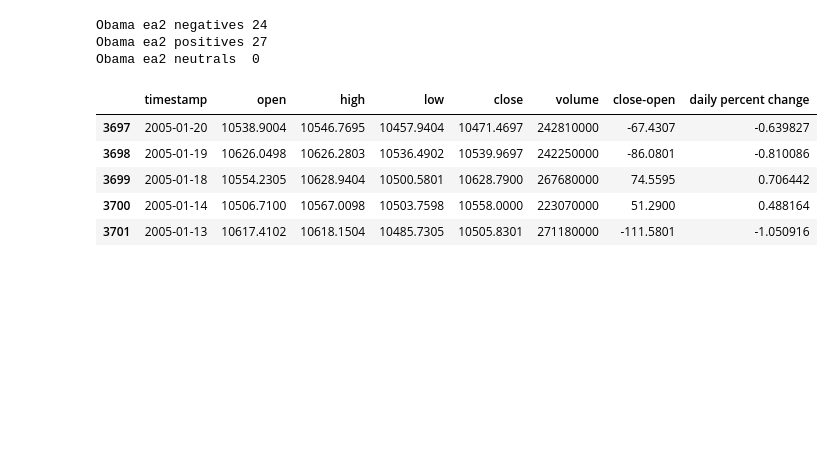
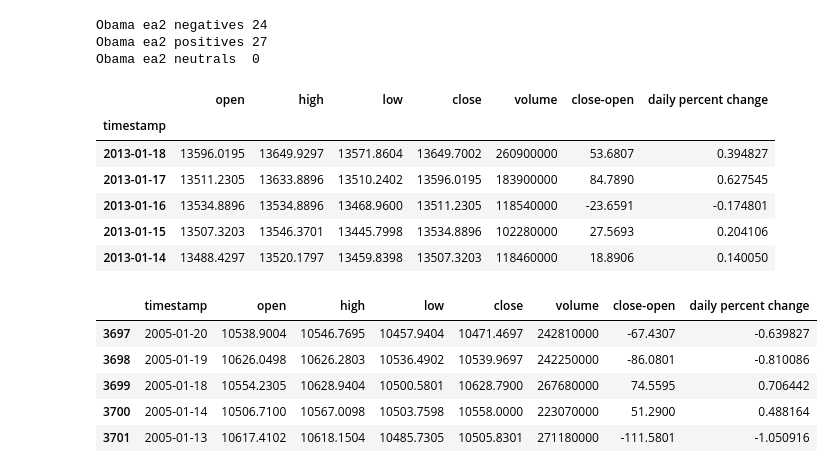
Before and after one commit to 123bmoney0/Project-1---Brute-Force, a Jupyter notebook: Project 1 Brute Force continuing code.ipynb, the cells around one changed output. Drawn from its saved outputs; the diff is of its cells as text; code cells hidden in the pictures; blank space fills up the shorter version.

```diff
--- a/Project 1 Brute Force continuing code.ipynb
+++ b/Project 1 Brute Force continuing code.ipynb
@@ -257,6 +273,17 @@ print('Obama ea2 neutrals ', obama_ea2_neutrals)
 Obama ea2 negatives 24
 Obama ea2 positives 27
 Obama ea2 neutrals  0
+# %%
+obama_ea2_date_index = obama_ea2_df.set_index('timestamp')
+obama_ea2_date_index.head()
+# %% [output]
+|  | open | high | low | close | volume | close-open | daily percent change |
+| timestamp |  |  |  |  |  |  |  |
+| 2013-01-18 | 13596.0195 | 13649.9297 | 13571.8604 | 13649.7002 | 260900000 | 53.6807 | 0.394827 |
+| 2013-01-17 | 13511.2305 | 13633.8896 | 13510.2402 | 13596.0195 | 183900000 | 84.7890 | 0.627545 |
+| 2013-01-16 | 13534.8896 | 13534.8896 | 13468.9600 | 13511.2305 | 118540000 | -23.6591 | -0.174801 |
+| 2013-01-15 | 13507.3203 | 13546.3701 | 13445.7998 | 13534.8896 | 102280000 | 27.5693 | 0.204106 |
+| 2013-01-14 | 13488.4297 | 13520.1797 | 13459.8398 | 13507.3203 | 118460000 | 18.8906 | 0.140050 |
 # %%
 # Create a database for dates between Bush's re-election (11/2/2004)
 # and his second inauguration (1/20/2005)    where ea stands for election to inauguration
```
Also changed, not shown: parts of 6 cells of this notebook.
